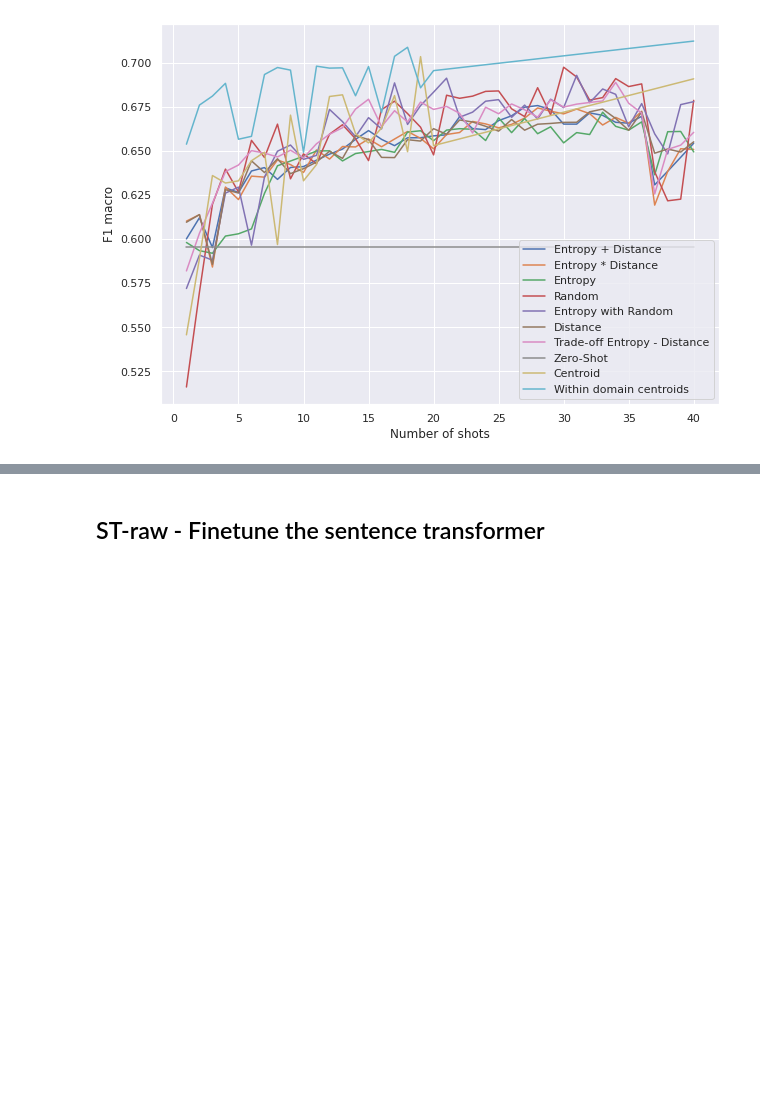
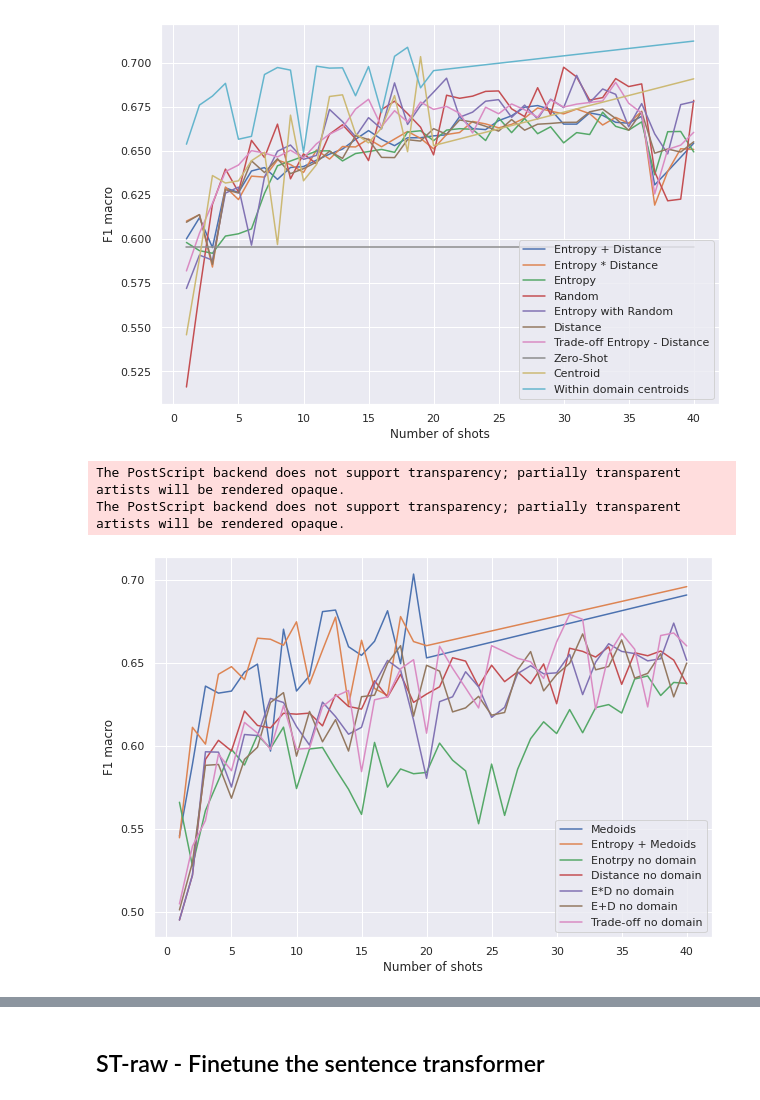
Before and after one commit to MorenoSara/Few-Shot_Text_Classification, a Jupyter notebook: Few_shot_text_classification.ipynb, the cells around one changed output, grey strips where cells are left out. Cells and saved outputs as stored; diff of their text form; code cells hidden in the pictures; blank space fills up the shorter version.

```diff
--- a/Few_shot_text_classification.ipynb
+++ b/Few_shot_text_classification.ipynb
@@ -936,3 +1149,28 @@ plt.show()
 The PostScript backend does not support transparency; partially transparent artists will be rendered opaque.
 The PostScript backend does not support transparency; partially transparent artists will be rendered opaque.
 [figure]
+# %%
+C = [0.5456164192205039, 0.5889010300179862, 0.6360342722345338, 0.6317917089436703, 0.6330230744546241, 0.6444294855778188, 0.6492899771268552, 0.5968647775423152, 0.6703295528948966, 0.6330589023753935, 0.6422474169751444, 0.6809157495603994, 0.6818567219283881, 0.6597683709545944, 0.6545520794159199, 0.6630402818065794, 0.6814298161924819, 0.649564252071508, 0.70354275782244, 0.6530388264396956, 0.6909346616837311]
+MND = [0.5446239170738757, 0.6111779456418054, 0.6010679422898454, 0.6431677679960895, 0.6477561496547607, 0.6399512485917688, 0.6649008322652454, 0.664268971177689, 0.6606601869203652, 0.6747712936834335, 0.637341560717403, 0.6576638751012629, 0.6776092407454591, 0.6244084578990533, 0.6636479339874858, 0.634600469974352, 0.6303872719196427, 0.6779364361096628, 0.6628657915300157, 0.6603980657433659, 0.6959672566561436] # --- 1664.3938796520233 seconds ---
+END = [0.5660311253877933, 0.5276372429585481, 0.5610356912497612, 0.579262657228044, 0.5979156473721442, 0.588471117202244, 0.6066037621306168, 0.5984106422414893, 0.61129985718201, 0.5742920361649604, 0.5981293870495145, 0.5990426975807847, 0.586056765415171, 0.5738640824029846, 0.5587151495677171, 0.6020890864944219, 0.5751747250528982, 0.5860909516232408, 0.5832162802815837, 0.5839776827556461, 0.6016744857252262, 0.5913823000098928, 0.5849394899039699, 0.5530713736669367, 0.5890321997140735, 0.5580997579003009, 0.5859070267010825, 0.6043368218945869, 0.6145122104201929, 0.6074270002528074, 0.6218794200444979, 0.6079135563882947, 0.6230711054930664, 0.6248899323362522, 0.6197928959447339, 0.6402940811821234, 0.6421523462416009, 0.6303609208968428, 0.6382406198998204, 0.6376667633154722] # --- 319.17016768455505 seconds ---
+DND_shots_7_2 = [0.4950653855941873, 0.5220890022071899, 0.5918406009979115, 0.6033591427562918, 0.5969537461006249, 0.6210235097592997, 0.6123118594229967, 0.6108401425604658, 0.6196806294816086, 0.6191075133993247, 0.6197474697224784, 0.6120654677019665, 0.6309595507517749, 0.623768214626914, 0.6221775708382685, 0.6392324866630655, 0.6293780026605874, 0.6430776461479677, 0.6262186767511979, 0.6312218287129895, 0.6356130350953951, 0.6531285245796437, 0.651086782187324, 0.6357301460840855, 0.6486205835660309, 0.6387073573040859, 0.6446163401676781, 0.6375026238490621, 0.6493665969309713, 0.6253989483812713, 0.658838908710034, 0.6569619842429374, 0.6535355314979059, 0.6596790542855506, 0.6370822181280033, 0.6561294067137766, 0.6543234484235475, 0.6571526999908054, 0.6517077033949643, 0.637336741639989] # --- 348.3936619758606 seconds ---
+E4D_ND_shots_7_2 = [0.4950653855941873, 0.5220890022071899, 0.5964506905799117, 0.5962222451137247, 0.5752006016708956, 0.6068579068279306, 0.6062098806029196, 0.6286311963414412, 0.626138906646632, 0.6116757703755932, 0.600490802047292, 0.6263654910113677, 0.6176664870702339, 0.6070283401095222, 0.6111962328767129, 0.6374184250211702, 0.6514964256707253, 0.6457550363749964, 0.6154161594268113, 0.580429891189878, 0.6266604842500313, 0.6295857429186799, 0.6446804322933357, 0.6355512600433597, 0.6171738642248703, 0.6232218892864416, 0.6435616553757902, 0.6483369120739163, 0.6434450884206139, 0.6440420872370757, 0.655126557856821, 0.6309180182825289, 0.650475836651464, 0.6615776943566699, 0.6569316047672256, 0.6556229627610602, 0.6512340053701025, 0.6525128922340847, 0.6739920497505886, 0.6515466663354638] # --- 360.74309182167053 seconds ---
+EpD_ND_shots_7_2 = [0.5011480962705191, 0.5296903817038455, 0.5882831996994137, 0.5887986370434802, 0.5684659118234877, 0.5918373089642383, 0.5991698965399815, 0.6261236758816188, 0.6320849430372498, 0.5938080842438154, 0.6207495103690915, 0.6024675378380301, 0.6157812289905967, 0.5968847645147767, 0.6296479755106408, 0.6305501257578964, 0.6497262159172764, 0.6603857500131738, 0.617885753318604, 0.6485730342938201, 0.6450418812002384, 0.6204753645862412, 0.6228996112817227, 0.6298642957598946, 0.6185184523628938, 0.6201280387197908, 0.645841589738353, 0.6568118038393879, 0.6331532166541105, 0.643008577791031, 0.6497773197679606, 0.6674823162086934, 0.645836090455353, 0.6478570623011753, 0.6638914296119286, 0.6408497000348969, 0.643687825525984, 0.6555351636014122, 0.6295368203272995, 0.6499285154671318] # --- 339.1089737415314 seconds ---
+T_ND_shots_7_2 = [0.5047536143936433, 0.5394907009046596, 0.5550241372500254, 0.5949936539947688, 0.5850620409680319, 0.6141196507717727, 0.6076873643466928, 0.5979799660967061, 0.6242104828392857, 0.5979821634351478, 0.5985732436907876, 0.6236764040374145, 0.6299019301211503, 0.6333737024136223, 0.5845020438505887, 0.6277743219438656, 0.6295047772366068, 0.6464493577417879, 0.6519457735935298, 0.6076383405232629, 0.6600546669354214, 0.6467580257609813, 0.6349161051991266, 0.6228651059410241, 0.6603735411980749, 0.6567343551745237, 0.6527669464068896, 0.6506945986307026, 0.6406627269103689, 0.6627092395651702, 0.6792701892913259, 0.676244206451796, 0.6220097238191166, 0.6551893868739537, 0.6678052165386706, 0.6582656248175596, 0.6234809885516837, 0.6665182554710604, 0.6680481017471644, 0.6602572335219595] # --- 328.72182178497314 seconds ---
+sns.set()
+plt.figure(figsize=(10, 7))
+plt.plot(centroid_shots, C)
+plt.plot(centroid_shots, MND)
+plt.plot(shots, END)
+plt.plot(shots, DND_shots_7_2)
+plt.plot(shots, E4D_ND_shots_7_2)
+plt.plot(shots, EpD_ND_shots_7_2)
+plt.plot(shots, T_ND_shots_7_2)
+plt.xlabel("Number of shots")
+plt.ylabel("F1 macro")
+plt.legend(labels=["Medoids", "Entropy + Medoids", "Enotrpy no domain", "Distance no domain", "E*D no domain", "E+D no domain ", "Trade-off no domain"])
+plt.savefig('no_domain.eps', format='eps')
+# %% [output]
+The PostScript backend does not support transparency; partially transparent artists will be rendered opaque.
+The PostScript backend does not support transparency; partially transparent artists will be rendered opaque.
+[figure, added]
```
Also changed, not shown: parts of 26 cells of this notebook.
